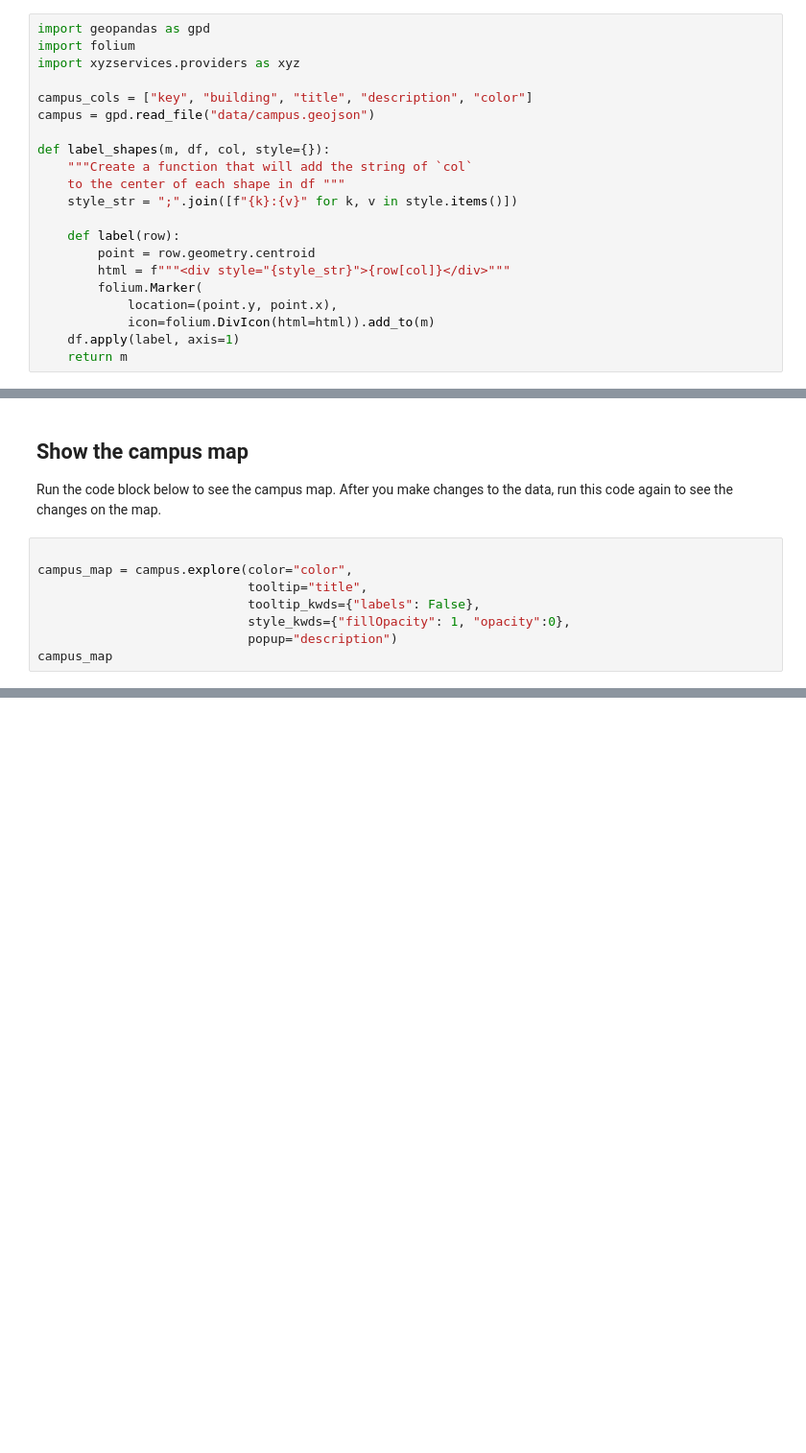
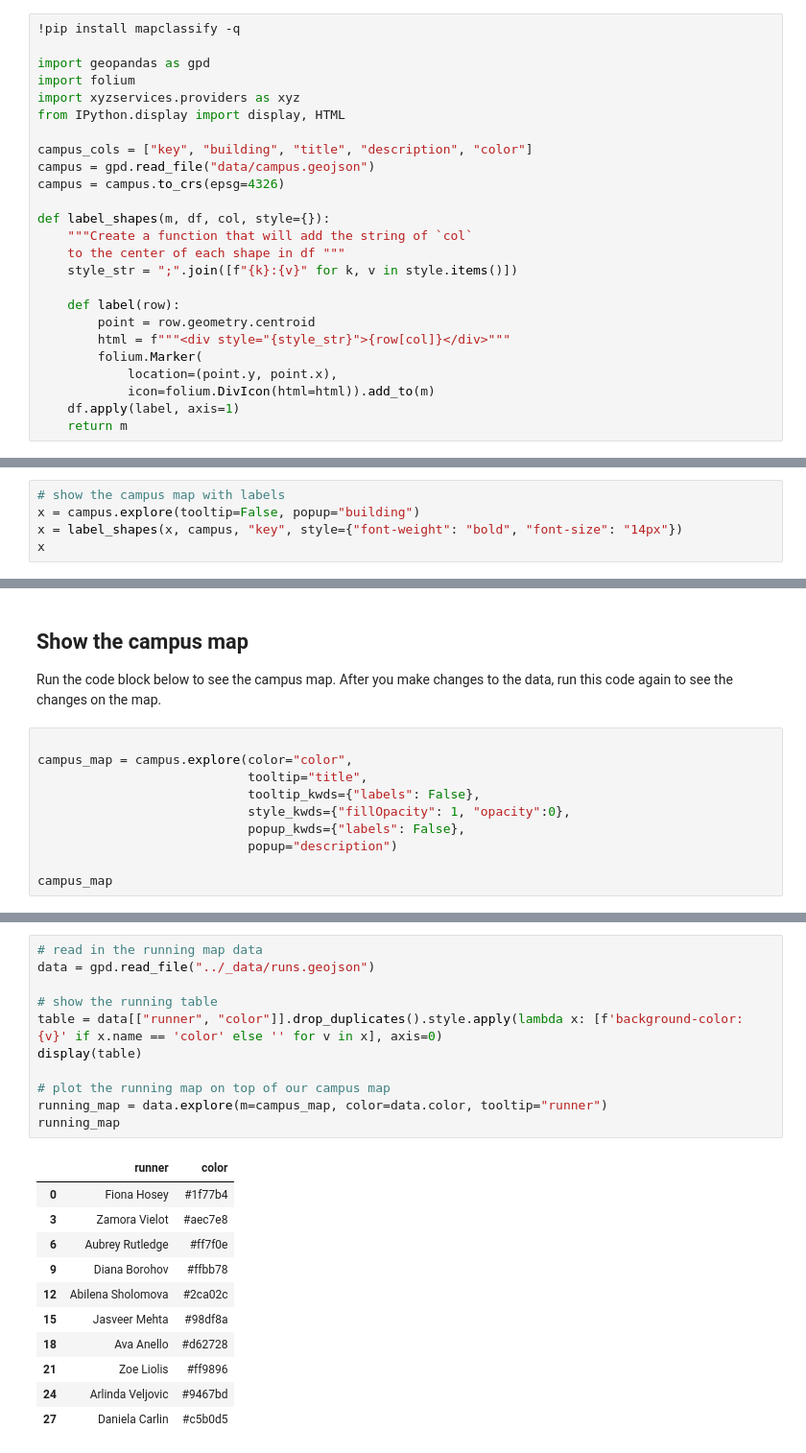
Before and after one commit to mcuringa/cartopy, a Jupyter notebook: notebooks/mapmyrun.ipynb, the cells around one changed output, grey strips where cells are left out. Shown at 96% size. Saved outputs shown, nothing was run; the diff lists cells and outputs as text; blank space fills up the shorter version.

Commit message:
mapping student data

```diff
--- a/notebooks/mapmyrun.ipynb
+++ b/notebooks/mapmyrun.ipynb
@@ -11,12 +11,16 @@ It also declares some helper **functions** that
 will make it easier to work with your maps
 and the data.
 # %%
+!pip install mapclassify -q
+
 import geopandas as gpd
 import folium
 import xyzservices.providers as xyz
+from IPython.display import display, HTML
 
 campus_cols = ["key", "building", "title", "description", "color"]
 campus = gpd.read_file("data/campus.geojson")
+campus = campus.to_crs(epsg=4326)
 
 def label_shapes(m, df, col, style={}):
     """Create a function that will add the string of `col`
@@ -33,0 +41,5 @@ def label_shapes(m, df, col, style={}):
+# %%
+# show the campus map with labels
+x = campus.explore(tooltip=False, popup="building")
+x = label_shapes(x, campus, "key", style={"font-weight": "bold", "font-size": "14px"})
+x
@@ -272,7 +286,9 @@ campus_map = campus.explore(color="color",
                             tooltip="title",
                             tooltip_kwds={"labels": False},
                             style_kwds={"fillOpacity": 1, "opacity":0},
+                            popup_kwds={"labels": False},
                             popup="description")
+
 campus_map
 # %% [output]
 [interactive output not drawn]
@@ -289,0 +305,23 @@ campus.explore(popup=["key"])
+# %%
+# read in the running map data
+data = gpd.read_file("../_data/runs.geojson")
+
+# show the running table
+table = data[["runner", "color"]].drop_duplicates().style.apply(lambda x: [f'background-color: {v}' if x.name == 'color' else '' for v in x], axis=0)
+display(table)
+
+# plot the running map on top of our campus map
+running_map = data.explore(m=campus_map, color=data.color, tooltip="runner")
+running_map
+# %% [output]
+|  | runner | color |
+| 0 | Fiona Hosey | #1f77b4 |
+| 3 | Zamora Vielot | #aec7e8 |
+| 6 | Aubrey Rutledge | #ff7f0e |
+| 9 | Diana Borohov | #ffbb78 |
+| 12 | Abilena Sholomova | #2ca02c |
+| 15 | Jasveer Mehta | #98df8a |
+| 18 | Ava Anello | #d62728 |
+| 21 | Zoe Liolis | #ff9896 |
+| 24 | Arlinda Veljovic | #9467bd |
+| 27 | Daniela Carlin | #c5b0d5 |
```
Also changed, not shown: parts of 8 cells of this notebook.
